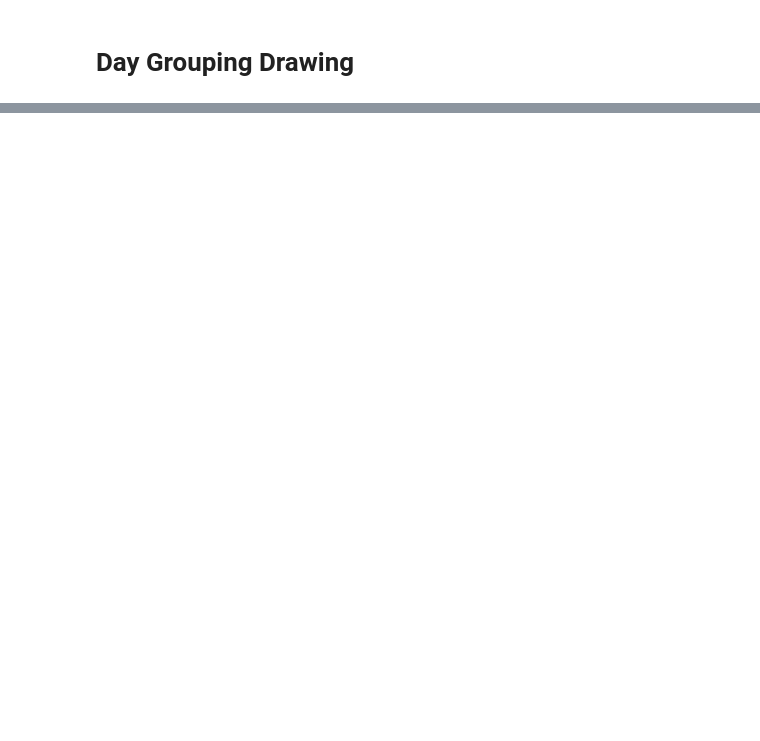
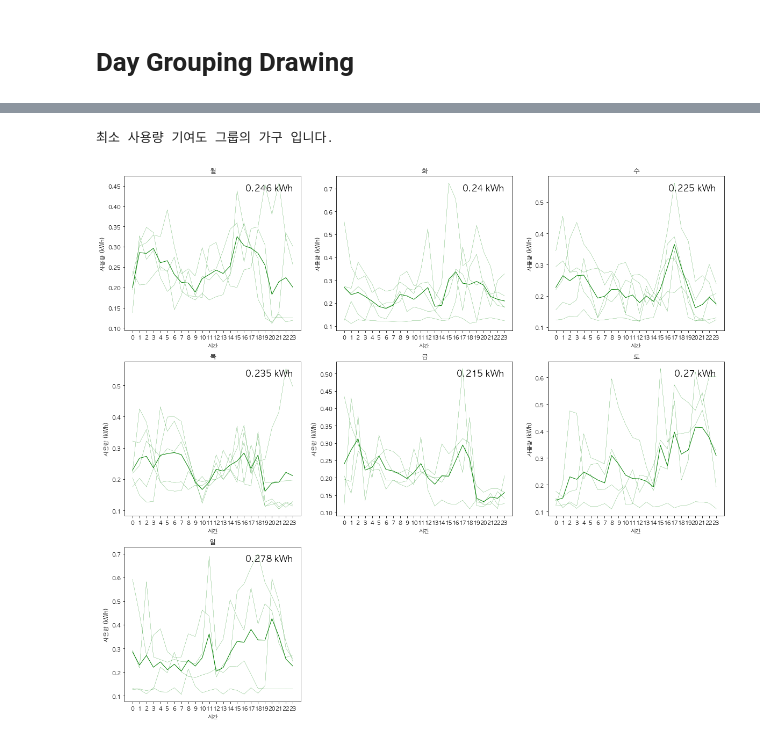
Before and after one commit to formegusto/distribution-public-fee, a Jupyter notebook: pt4. 전기절약 피드백 Drawing Modulization.ipynb, the cells around one changed output, grey strips where cells are left out. Cells and saved outputs as stored; diff of their text form; code cells hidden in the pictures; blank space fills up the shorter version.

```diff
--- a/pt4. 전기절약 피드백 Drawing Modulization.ipynb
+++ b/pt4. 전기절약 피드백 Drawing Modulization.ipynb
@@ -65,0 +66,8 @@ drawing.house()
+# %%
+drawing.prev()
+# %% [output]
+최소 사용량 기여도 그룹의 가구 입니다.
+# %%
+drawing.feedback()
+# %% [output]
+[figure, added]
```
Also changed, not shown: parts of 2 cells of this notebook, 1 other file.
